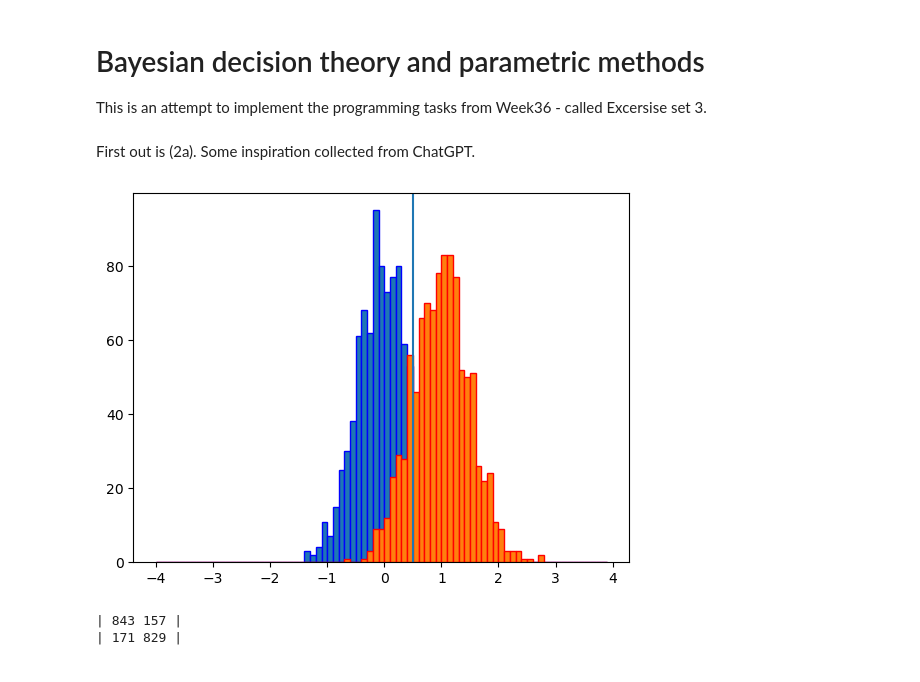
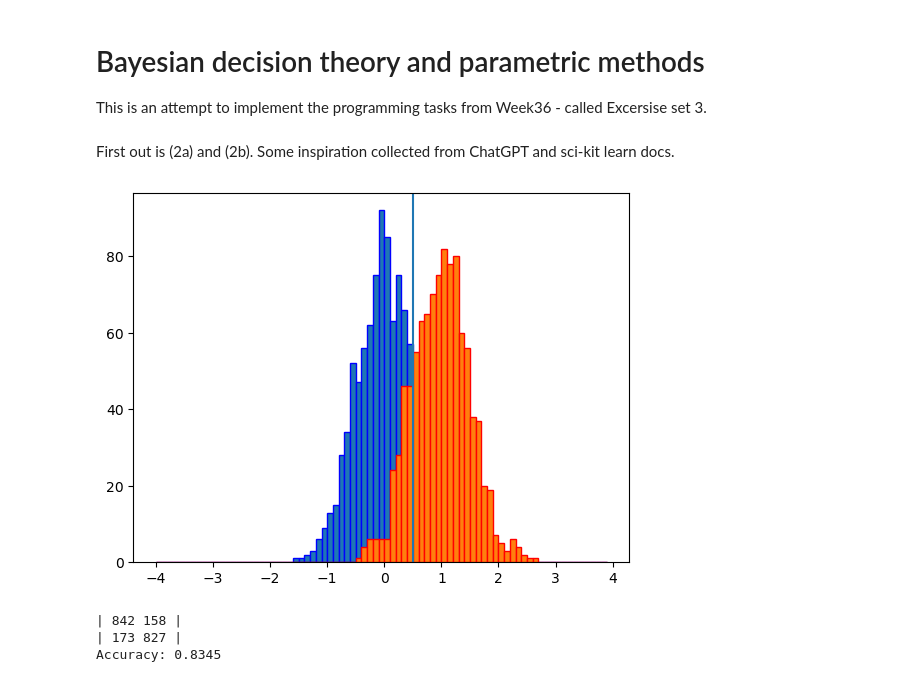
Before and after one commit to helgeingvart/FYS-2021, a Jupyter notebook: secondWeek.ipynb, the cells around one changed output. Saved outputs shown, nothing was run; the diff lists cells and outputs as text; code cells hidden in the pictures.

```diff
--- a/secondWeek.ipynb
+++ b/secondWeek.ipynb
@@ -3,7 +3,7 @@
 
 This is an attempt to implement the programming tasks from Week36 - called Excersise set 3.
 # %% [markdown]
-First out is (2a). Some inspiration collected from ChatGPT.
+First out is (2a) and (2b). Some inspiration collected from ChatGPT and sci-kit learn docs.
 # %%
 from math import sqrt, pi, exp
 from scipy.stats import uniform, norm
@@ -48,46 +48,53 @@ class Bayesian:
 
         return classifications_bayesian
 
+    # See https://www.alphacodingskills.com/scipy/scipy-normal-distribution.php for nice docs on the norm function in scipy.stat
     def generate_normal_distributed_A(self, number):
         return norm.rvs(self._mu_A, self._sigma_A, number)
 
     def generate_normal_distributed_B(self, number):
         return norm.rvs(self._mu_B, self._sigma_B, number)
 
-    # Generate 1000 samples from each of the distributions, and classify these using your implementation.
-    # Calculate the confusion matrix, and plot the histograms of the samples. Illustrate the decision boundary
-    # together with the histograms.
+# (2b)
+# Generate 1000 samples from each of the distributions, and classify these using your implementation.
+# Calculate the confusion matrix, and plot the histograms of the samples. Illustrate the decision boundary
+# together with the histograms.
 
 bayesian = Bayesian(0.5, 0.5)
 numbers_A = bayesian.generate_normal_distributed_A(1000)
 numbers_B = bayesian.generate_normal_distributed_B(1000)
 
 classifications_A = bayesian.classify(numbers_A)
 classifications_B = bayesian.classify(numbers_B)
 
 bin = np.arange(-4,4,0.1)
 
 plt.hist(numbers_A, bins=bin, edgecolor='blue')
 plt.hist(numbers_B, bins=bin, edgecolor='red')
 
 # Plot decision boundary
 plt.axvline(x=0.5)
 
 plt.show()
 
 # We consider A to be the FALSE class and B to be TRUE class. Thus, a confusion matrix will be
 # | Number true  A  Number false B  |
 # | Number false A  Number true B   |
 
 true_negatives = classifications_A.count(0)
 false_negatives = classifications_B.count(0)
 true_positives = classifications_B.count(1)
 false_positives = classifications_A.count(1)
 
 # Se sci-py documentation for reference https://scikit-learn.org/stable/modules/generated/sklearn.metrics.confusion_matrix.html
 print("|",true_negatives, false_positives, "|")
 print("|",false_negatives, true_positives, "|")
+
+# Accuracy is defined as Acc = (TP + TN)/(P + N)
+acc = (true_positives + true_negatives)/2000
+print("Accuracy:", acc)
 # %% [output]
-[figure, old version]
+[figure, new version]
-| 843 157 |
-| 171 829 |
+| 842 158 |
+| 173 827 |
+Accuracy: 0.8345
```
Also changed, not shown: parts of 10 cells of this notebook.
